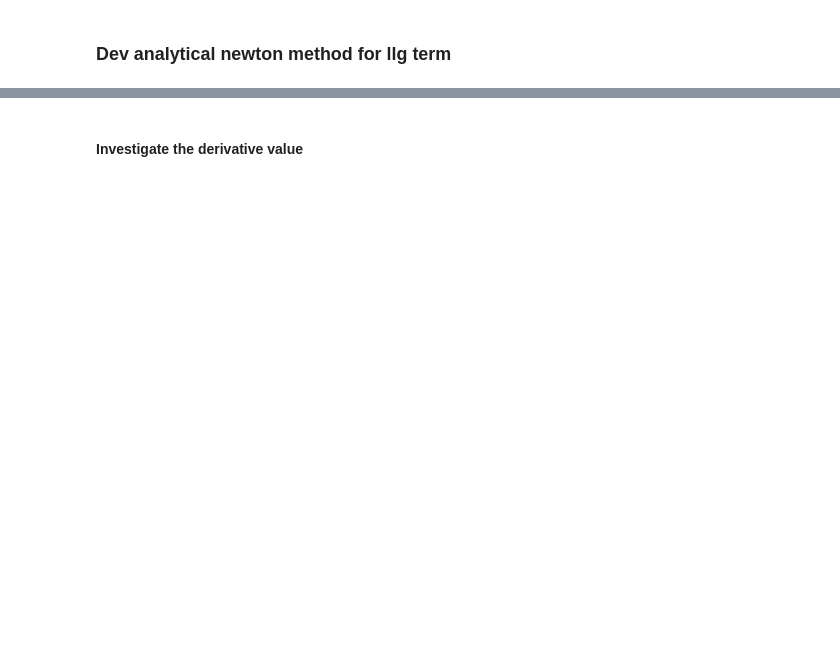
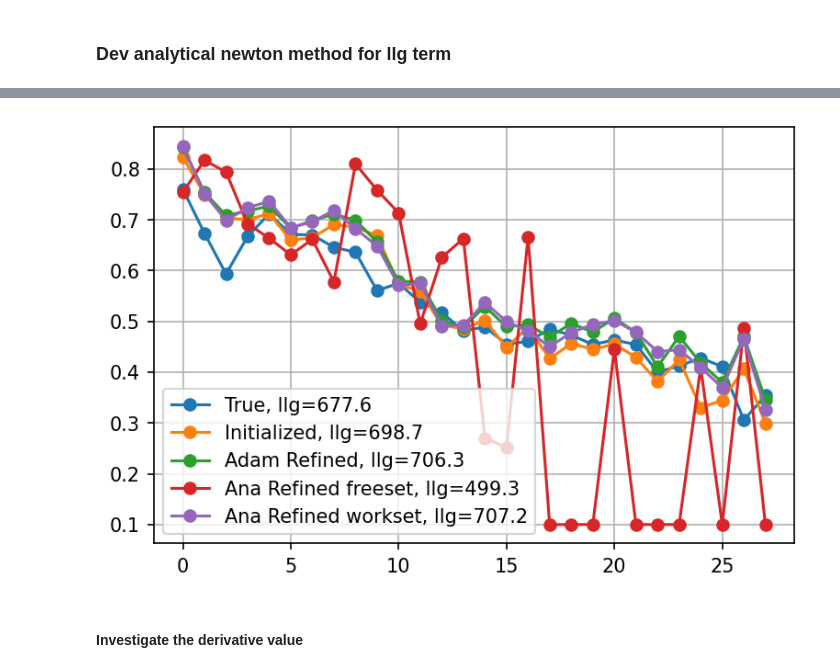
Before and after one commit to alisiafadini/ROCKET, a Jupyter notebook: notebooks/Mar242024_SigmaA_AnalyticalRefinement.ipynb, the cells around one changed output, grey strips where cells are left out. Cells and saved outputs as stored; diff of their text form; code cells hidden in the pictures; blank space fills up the shorter version.

```diff
--- a/notebooks/Mar242024_SigmaA_AnalyticalRefinement.ipynb
+++ b/notebooks/Mar242024_SigmaA_AnalyticalRefinement.ipynb
@@ -186,0 +208,2 @@ plt.show()
+# %%
+sigmA_free_ana_refined = [i[-1] for i in sigmaA_traces]
@@ -186,0 +213,31 @@ plt.show()
+# %%
+# Use all working set
+LLG_traces = []
+ds_traces = []
+sigmaA_traces = []
+for i, label in enumerate(tqdm(llgloss.unique_bins)):
+    subset = llgloss.working_set
+    # subset = free_set
+    index_i = llgloss.bin_labels[subset] == label
+    Ecalc_i = Ecalc[subset][index_i]
+    Eob_i = llgloss.Eobs[subset][index_i]
+    Centric_i = llgloss.Centric[subset][index_i]
+    Dobs_i = llgloss.Dobs[subset][index_i]
+    sigmaA_i = llgloss.sigmaAs[i]
+    # Newton method
+    LLG_trace = []
+    ds_trace = []
+    sigmaA_trace = []
+    for i in range(200):
+        l = llgItot_calculate(sigmaA_i, Dobs_i, Eob_i, Ecalc_i, Centric_i)
+        lp = llgItot_firstdev(sigmaA_i, Dobs_i, Eob_i, Ecalc_i, Centric_i)
+        lpp = llgItot_seconddev(sigmaA_i, Dobs_i, Eob_i, Ecalc_i, Centric_i)
+        ds = lp/lpp
+        # print(f"LLG: {l:.2f}, dLLG/ds: {lp:.2f}, d2LLG/ds2: {lpp:.2f}, sigmaA:{sigmaA_i:.2f}, ds: {ds:.4f}")
+        sigmaA_i = torch.clamp(sigmaA_i - ds, 0.1, 0.9)
+        LLG_trace.append(l.item())
+        ds_trace.append(ds.item())
+        sigmaA_trace.append(sigmaA_i.item())
+    LLG_traces.append(LLG_trace)
+    ds_traces.append(ds_trace)
+    sigmaA_traces.append(sigmaA_trace)
@@ -187,2 +249,14 @@ plt.show()
+# %%
+plt.figure(dpi=150)
+plt.plot(sigmaAs_true, "o-", label=f'True, llg={llgloss_true:.1f}')
+plt.plot(sigmaA_init, "o-", label=f'Initialized, llg={llgloss_init:.1f}')
+plt.plot(sigmaA_refined, "o-", label=f'Adam Refined, llg={llgloss_refined:.1f}')
+plt.plot(sigmA_free_ana_refined, "o-", label=f'Ana Refined freeset, llg={llgloss_free_ana_refined:.1f}')
+plt.plot(sigmA_work_ana_refined, "o-", label=f'Ana Refined workset, llg={llgloss_work_ana_refined:.1f}')
+plt.legend()
+plt.grid(visible="both")
+plt.show()
+# %% [output]
+[figure, added]
 # %% [markdown]
 #### Investigate the derivative value
```
Also changed, not shown: parts of 23 cells of this notebook.
